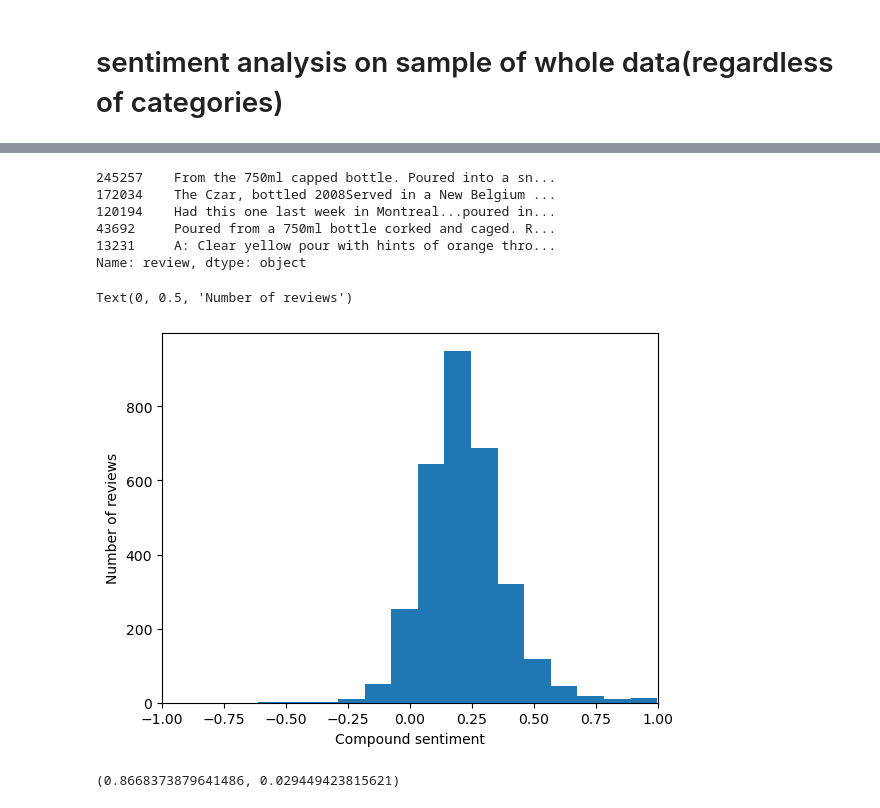
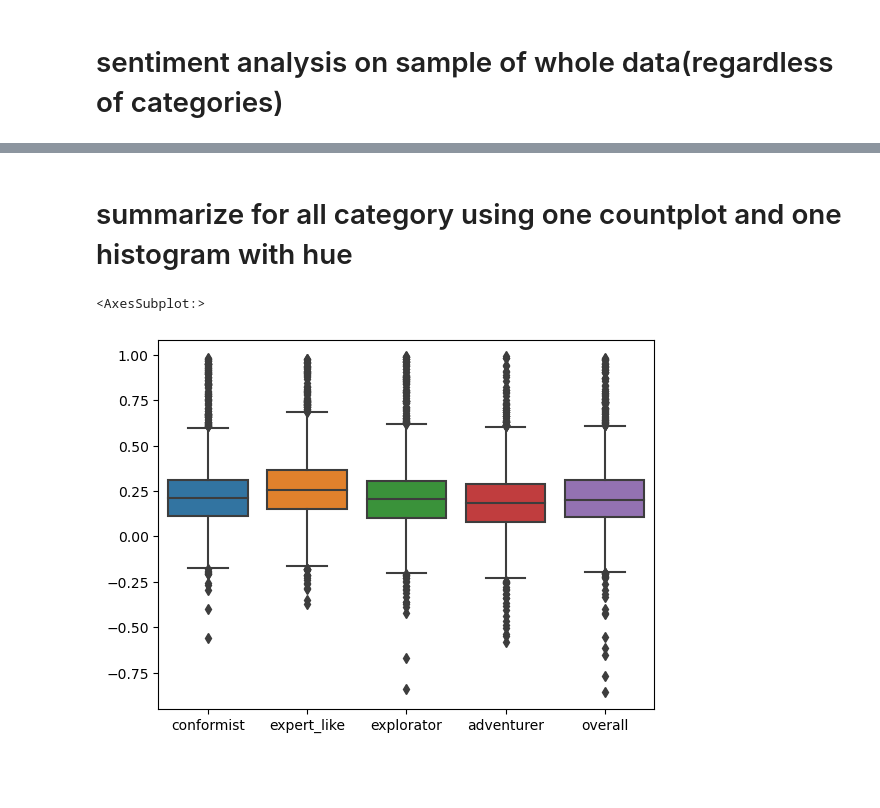
Before and after one commit to epfl-ada/ada-2022-project-analyteam, a Jupyter notebook: categories_sentiment.ipynb, the cells around one changed output, grey strips where cells are left out. Drawn from its saved outputs; the diff is of its cells as text; code cells hidden in the pictures; blank space fills up the shorter version.

```diff
--- a/categories_sentiment.ipynb
+++ b/categories_sentiment.ipynb
@@ -140,0 +130,4 @@ adv_sentiments_sample = ratings_categories_sentiment(scores_ddf[scores_ddf["is_a
+# %%
+xpl_sents = ratings_categories_sentiment(scores_ddf[scores_ddf["is_xpl"] == True], "explorator", save=True)
+# %%
+adv_sents = ratings_categories_sentiment(scores_ddf[scores_ddf["is_adv"] == True], "adventurer",save=True)
@@ -500,11 +356,0 @@ Text(0, 0.5, 'Number of sentences')
-# %%
-# reprendre ce que j'ai fais dans nlp.py
-reviews_df = ratings_ddf_sample[ratings_ddf_sample["has_review"] == True]["review"].astype("str")
-reviews_df.head()
-# %% [output]
-245257    From the 750ml capped bottle. Poured into a sn...
-172034    The Czar, bottled 2008Served in a New Belgium ...
-120194    Had this one last week in Montreal...poured in...
-43692     Poured from a 750ml bottle corked and caged. R...
-13231     A: Clear yellow pour with hints of orange thro...
-Name: review, dtype: object
@@ -515,15 +357,27 @@ sents = reviews_df.map(lambda text: vader_analyser.compute(text))
-# %%
-plt.hist(sents,bins = 15)
-plt.xlim([-1,1])
-plt.xlabel('Compound sentiment')
-plt.ylabel('Number of reviews')
-# %% [output]
-Text(0, 0.5, 'Number of reviews')
-[figure, removed]
-# %%
-sents = np.array(sents)
-pos_ratio = len(sents[sents >= 0.05]) / len(sents)
-neg_ratio = len(sents[sents <= -0.05]) / len(sents)
-pos_ratio, neg_ratio
-# %% [output]
-(0.8668373879641486, 0.029449423815621)
+# %% [markdown]
+# summarize for all category using one countplot and one histogram with hue
+# %%
+# find min size of category
+min_size = min(cfm_sents.shape[0], exp_sents.shape[0], xpl_sents.shape[0])
+
+# sample each category to have the same number of reviews
+cfm_sents = cfm_sents.sample(min_size)
+exp_sents = exp_sents.sample(min_size)
+xpl_sents = xpl_sents.sample(min_size)
+adv_sents = adv_sents.sample(min_size)
+overall_sents = overall_sents.sample(min_size)
+
+
+# create dataframe with a column for each category
+sents_df = pd.DataFrame(columns=['conformist', 'expert_like', 'explorator', 'adventurer', 'overall'])
+sents_df['conformist'] = cfm_sents.values
+sents_df['expert_like'] = exp_sents.values
+sents_df['explorator'] = xpl_sents.values
+sents_df['adventurer'] = adv_sents.values
+sents_df['overall'] = overall_sents.values
+
+# plot boxplot of sentiment scores of each category
+sns.boxplot(data=sents_df)
+# %% [output]
+<AxesSubplot:>
+[figure, added]
```
Also changed, not shown: parts of 64 cells of this notebook.
